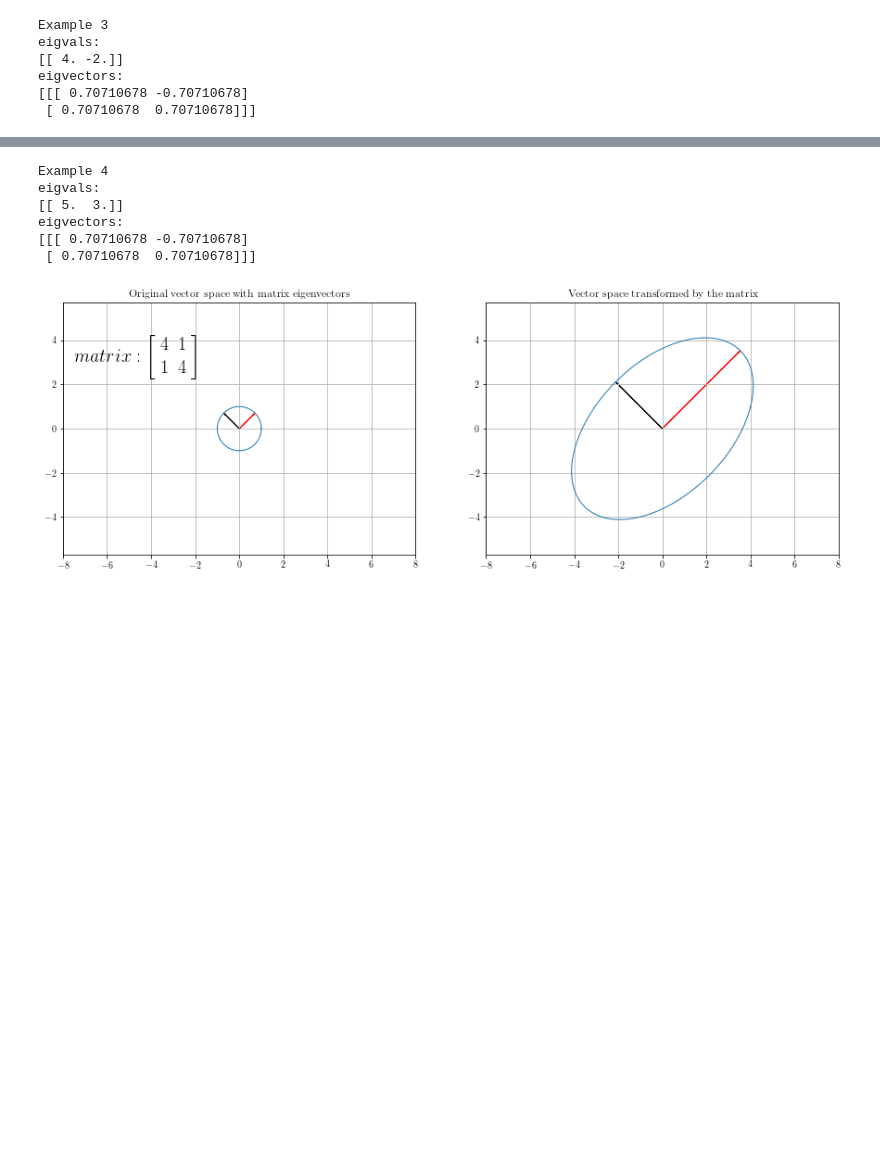
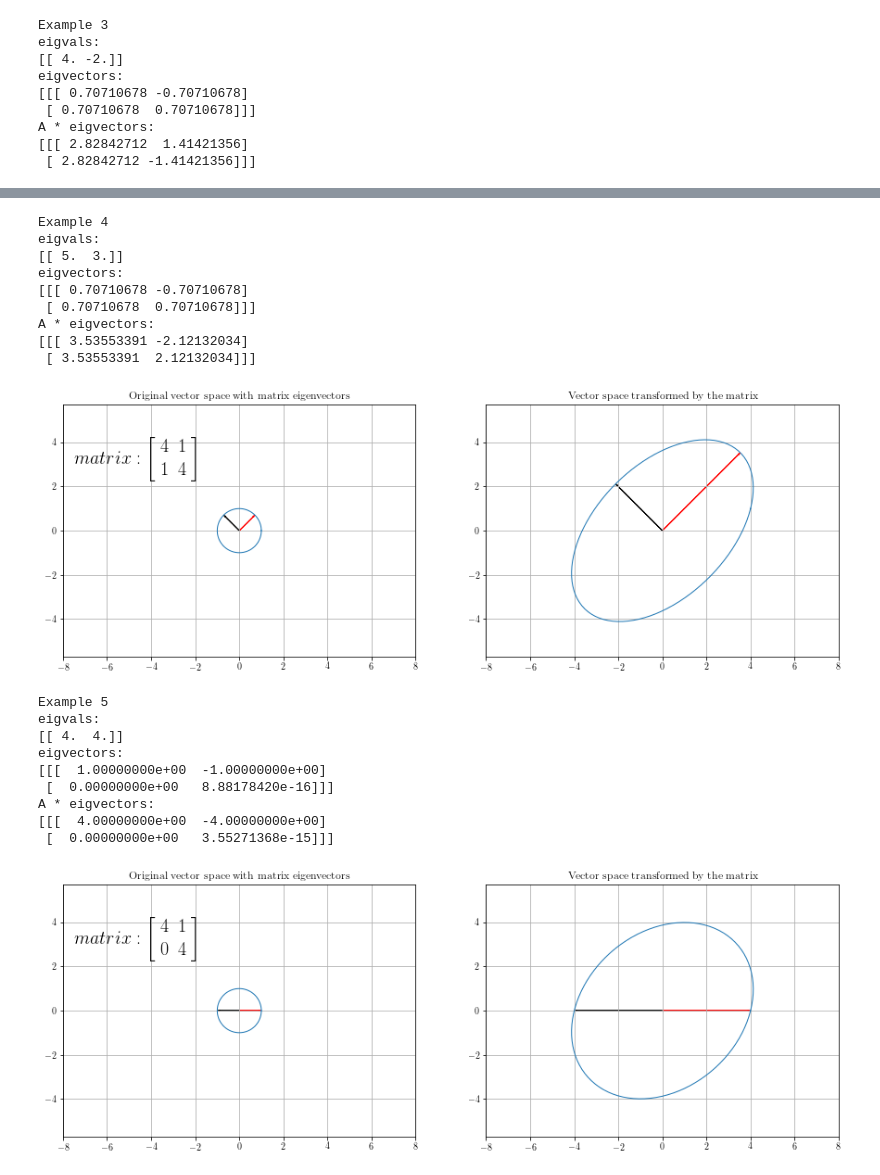
Before and after one commit to commandlinegirl/LinearAlgebra, a Jupyter notebook: docs/eigenvalues_and_eigenvectors.ipynb, the cells around one changed output, grey strips where cells are left out. Saved outputs shown, nothing was run; the diff lists cells and outputs as text; code cells hidden in the pictures; blank space fills up the shorter version.

Commit message:
Do not transpose matrix; add example with only one eigenvalue

```diff
--- a/docs/eigenvalues_and_eigenvectors.ipynb
+++ b/docs/eigenvalues_and_eigenvectors.ipynb
@@ -23,7 +23,8 @@ def plot_example(A, annotation):
   t = np.linspace(0, np.pi*2, 100)
   v = np.array([np.cos(t), np.sin(t)])
   w = np.dot(A, v)
-  scaled = A.T * eigvectors
+  scaled = A * eigvectors
+  print("A * eigvectors:\n[{}]".format(scaled))
 
   f, (ax1, ax2) = plt.subplots(1, 2, sharey=False)
   # Original space
@@ -56,6 +57,10 @@ plot_example(np.matrix('1 3; 3 1'),
 print("Example 4")
 plot_example(np.matrix('4 1; 1 4'),
              r"$ matrix: \left[ \begin{array}{ccc} 4 & 1 \\ 1 & 4  \end{array} \right] $")
+
+print("Example 5")
+plot_example(np.matrix('4 1; 0 4'),
+             r"$ matrix: \left[ \begin{array}{ccc} 4 & 1 \\ 0 & 4  \end{array} \right] $")
 # %% [output]
 Example 1
 eigvals:
@@ -73,15 +84,31 @@ eigvectors:
 [figure]
 Example 3
 eigvals:
 [[ 4. -2.]]
 eigvectors:
 [[[ 0.70710678 -0.70710678]
  [ 0.70710678  0.70710678]]]
+A * eigvectors:
+[[[ 2.82842712  1.41421356]
+ [ 2.82842712 -1.41421356]]]
 [figure]
 Example 4
 eigvals:
 [[ 5.  3.]]
 eigvectors:
 [[[ 0.70710678 -0.70710678]
  [ 0.70710678  0.70710678]]]
+A * eigvectors:
+[[[ 3.53553391 -2.12132034]
+ [ 3.53553391  2.12132034]]]
 [figure]
+Example 5
+eigvals:
+[[ 4.  4.]]
+eigvectors:
+[[[  1.00000000e+00  -1.00000000e+00]
+ [  0.00000000e+00   8.88178420e-16]]]
+A * eigvectors:
+[[[  4.00000000e+00  -4.00000000e+00]
+ [  0.00000000e+00   3.55271368e-15]]]
+[figure, added]
```
Also changed, not shown: parts of 1 cell of this notebook.
